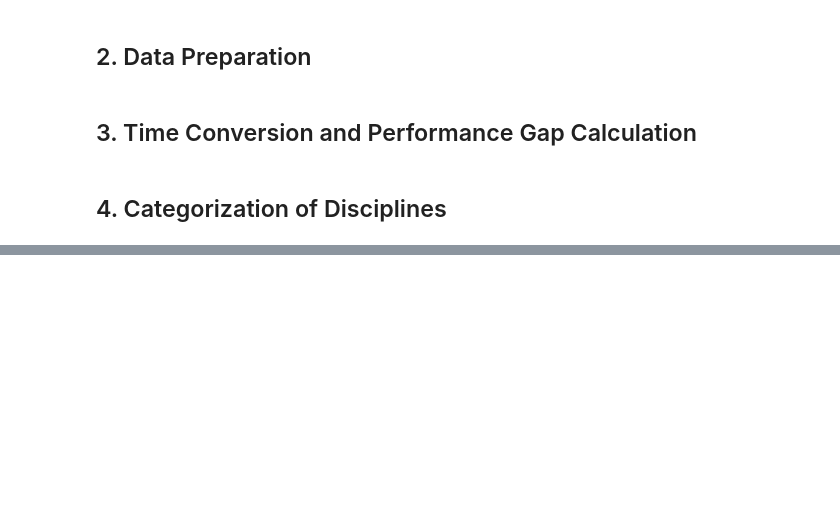
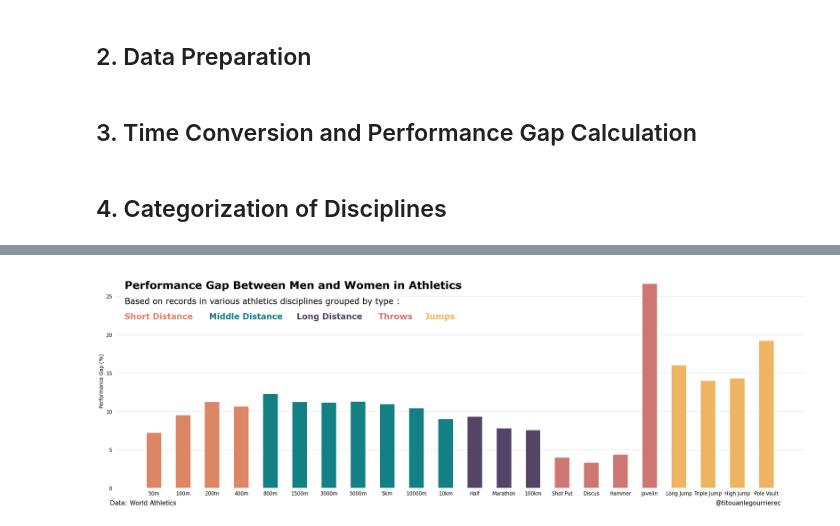
Before and after one commit to titouanlegourrierec/TrackTheGap, a Jupyter notebook: DataAnalysis.ipynb, the cells around one changed output, grey strips where cells are left out. Drawn from its saved outputs; the diff is of its cells as text; code cells hidden in the pictures; blank space fills up the shorter version.

Commit message:
Add analysis for records gap between men and women

```diff
--- a/DataAnalysis.ipynb
+++ b/DataAnalysis.ipynb
@@ -30,7 +30,7 @@ df = df.groupby('DISCIPLINE').last().reset_index()
 not_time = ['Decathlon', 'Discus Throw', 'Hammer Throw', 'High Jump', 'Javelin Throw', 'Long Jump', 'One Hour', 'Pole Vault', 'Shot Put', 'Triple Jump']
 df['IS_TIME'] = df['DISCIPLINE'].apply(lambda x: 1 if x not in not_time else 0)
 
-# Fonction pour convertir différents formats de temps en centièmes de seconde
+# Function to convert different formats of time to centiseconds for comparison
 def convert_to_centiseconds(time_str):
     if '.' in time_str:
         try:
@@ -61,7 +61,7 @@ for row in df.itertuples():
 
         perf_gap_percent = (abs(men_time - women_time) / men_time) * 100
     else:
-        perf_gap_percent = (abs(float(row.PERF_MEN) - float(row.PERF_WOMEN)) / float(row.PERF_WOMEN)) * 100
+        perf_gap_percent = (abs(float(row.PERF_MEN) - float(row.PERF_WOMEN)) / float(row.PERF_MEN)) * 100
 
     perf_gap_percent_list.append(perf_gap_percent)
 
@@ -104,0 +108,74 @@ for i, row in df.iterrows():
+# %%
+import matplotlib.pyplot as plt
+import pandas as pd
+
+# Filter disciplines
+filtered_df = df[df['DISCIPLINE'].isin(['50 Metres', '100 Metres', '200 Metres', '400 Metres', '800 Metres', '1500 Metres', '3000 Metres', '5000 Metres', '10,000 Metres', '5 Kilometres Road', '10 Kilometres Road', 'Half Marathon', 'Marathon', '100 Kilometres Road', 'Shot Put', 'Discus Throw', 'Hammer Throw', 'Javelin Throw', 'Long Jump', 'Triple Jump', 'High Jump', 'Pole Vault'])] #  'Long Jump', 'Triple Jump', 'High Jump', 'Pole Vault'
+
+# Reorganize disciplines in desired order
+order = ['50 Metres', '100 Metres', '200 Metres', '400 Metres', '800 Metres', '1500 Metres', '3000 Metres', '5000 Metres', '5 Kilometres Road', '10,000 Metres', '10 Kilometres Road', 'Half Marathon', 'Marathon', '100 Kilometres Road', 'Shot Put', 'Discus Throw', 'Hammer Throw', 'Javelin Throw', 'Long Jump', 'Triple Jump', 'High Jump', 'Pole Vault']
+filtered_df['DISCIPLINE'] = pd.Categorical(filtered_df['DISCIPLINE'], categories=order, ordered=True)
+filtered_df = filtered_df.sort_values('DISCIPLINE')
+
+# Mapping of discipline names to shorter titles
+short_titles = {
+    '50 Metres': '50m',
+    '100 Metres': '100m',
+    '200 Metres': '200m',
+    '400 Metres': '400m',
+    '800 Metres': '800m',
+    '1500 Metres': '1500m',
+    '3000 Metres': '3000m',
+    '5000 Metres': '5000m',
+    '10,000 Metres': '10000m',
+    '5 Kilometres Road': '5km',
+    '10 Kilometres Road': '10km',
+    'Half Marathon': 'Half',
+    'Marathon': 'Marathon',
+    '100 Kilometres Road': '100km',
+    'Shot Put': 'Shot Put',
+    'Discus Throw': 'Discus',
+    'Hammer Throw': 'Hammer',
+    'Javelin Throw': 'Javelin',
+    'Long Jump' : 'Long Jump',
+    'Triple Jump' : 'Triple Jump',
+    'High Jump': 'High Jump',
+    'Pole Vault': 'Pole Vault'
+}
+filtered_df['SHORT_DISCIPLINE'] = filtered_df['DISCIPLINE'].map(short_titles)
+
+# Define colors for each group
+colors = ['#DC8665'] * 4 + ['#138084'] * 7 + ['#544567'] * 3 + ['#CE7672'] * 4 + ['#EEB462'] * 4
+
+# Plotting
+plt.figure(figsize=(24, 8))
+plt.bar(filtered_df['SHORT_DISCIPLINE'], filtered_df['PERF_GAP_PERCENT'], color=colors, width=0.5, zorder=2)
+
+plt.text(-1, 26, 'Performance Gap Between Men and Women in Athletics', font='Verdana', fontsize=26, fontweight='bold', ha='left', bbox=dict(facecolor='white', edgecolor='none'))
+plt.text(-1, 24, 'Based on records in various athletics disciplines grouped by type :', font='Verdana', fontsize=20, ha='left', bbox=dict(facecolor='white', edgecolor='none'))
+
+plt.text(-1.1, 22, ' Short Distance', font='Verdana', fontsize=20, ha='left', color='#DC8665', fontweight='bold', bbox=dict(facecolor='white', edgecolor='none'))
+plt.text(1.8, 22, ' Middle Distance', font='Verdana', fontsize=20, ha='left', color='#138084', fontweight='bold', bbox=dict(facecolor='white', edgecolor='none'))
+plt.text(4.8, 22, ' Long Distance', font='Verdana', fontsize=20, ha='left', color='#544567', fontweight='bold', bbox=dict(facecolor='white', edgecolor='none'))
+plt.text(7.6, 22, ' Throws', font='Verdana', fontsize=20, ha='left', color='#CE7672', fontweight='bold', bbox=dict(facecolor='white', edgecolor='none'))
+plt.text(9.2, 22, ' Jumps', font='Verdana', fontsize=20, ha='left', color='#EEB462', fontweight='bold', bbox=dict(facecolor='white', edgecolor='none'))
+
+plt.text(-1.5, -2.2, 'Data: World Athletics', font='Verdana', fontsize=15, ha='left', color='black', bbox=dict(facecolor='white', edgecolor='none'))
+plt.text(21.5, -2.2, '@titouanlegourrierec', font='Verdana', fontsize=15, ha='right', color='black', bbox=dict(facecolor='white', edgecolor='none'))
+
+plt.grid(True, axis='y', linestyle='-', alpha=0.4, zorder=1)
+
+plt.xticks(rotation=0, fontsize=12)
+plt.yticks(fontsize=12)
+plt.ylabel('Performance Gap (%)', font='Verdana', fontsize=12)
+
+plt.gca().spines['top'].set_visible(False)
+plt.gca().spines['right'].set_visible(False)
+plt.gca().spines['left'].set_visible(False)
+plt.gca().spines['bottom'].set_visible(False)
+plt.gca().yaxis.set_ticks_position('none')
+plt.gca().xaxis.set_ticks_position('none')
+plt.tight_layout()
+
+plt.show()
+# %% [output]
@@ -104,0 +187 @@ for i, row in df.iterrows():
+[figure, added]
```
Also changed, not shown: parts of 3 cells of this notebook, 2 other files.
